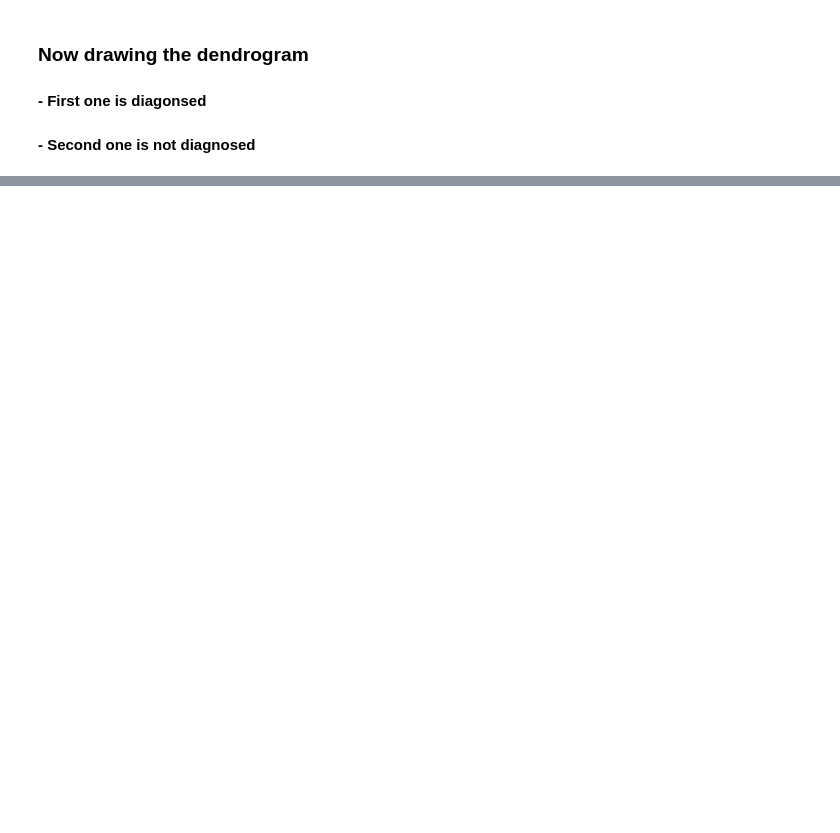
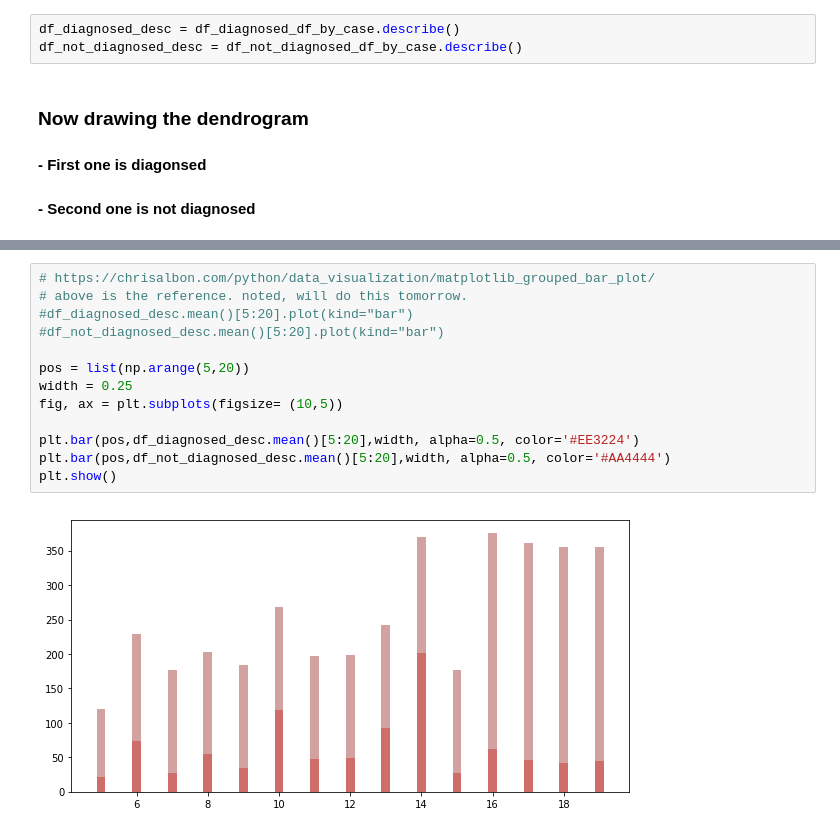
Before and after one commit to sssurvey/TF-learn-RA, a Jupyter notebook: bio-ra/Alzheimer set/workSpace_1.ipynb, the cells around one changed output, grey strips where cells are left out. Cells and saved outputs as stored; diff of their text form; blank space fills up the shorter version.

```diff
--- a/bio-ra/Alzheimer set/workSpace_1.ipynb
+++ b/bio-ra/Alzheimer set/workSpace_1.ipynb
@@ -250,3 +261,6 @@ print("2 DF created, grouped by diagnosed and not diagnosed")
+# %%
+df_diagnosed_desc = df_diagnosed_df_by_case.describe()
+df_not_diagnosed_desc = df_not_diagnosed_df_by_case.describe()
 # %% [markdown]
 ### Now drawing the dendrogram
 #### - First one is diagonsed
@@ -253,0 +289,15 @@ print("2 DF created, grouped by diagnosed and not diagnosed")
+# %%
+# https://chrisalbon.com/python/data_visualization/matplotlib_grouped_bar_plot/
+# above is the reference. noted, will do this tomorrow.
+#df_diagnosed_desc.mean()[5:20].plot(kind="bar")
+#df_not_diagnosed_desc.mean()[5:20].plot(kind="bar")
+
+pos = list(np.arange(5,20))
+width = 0.25
+fig, ax = plt.subplots(figsize= (10,5))
+
+plt.bar(pos,df_diagnosed_desc.mean()[5:20],width, alpha=0.5, color='#EE3224')
+plt.bar(pos,df_not_diagnosed_desc.mean()[5:20],width, alpha=0.5, color='#AA4444')
+plt.show()
+# %% [output]
+[figure, added]
```
Also changed, not shown: parts of 5 cells of this notebook.
